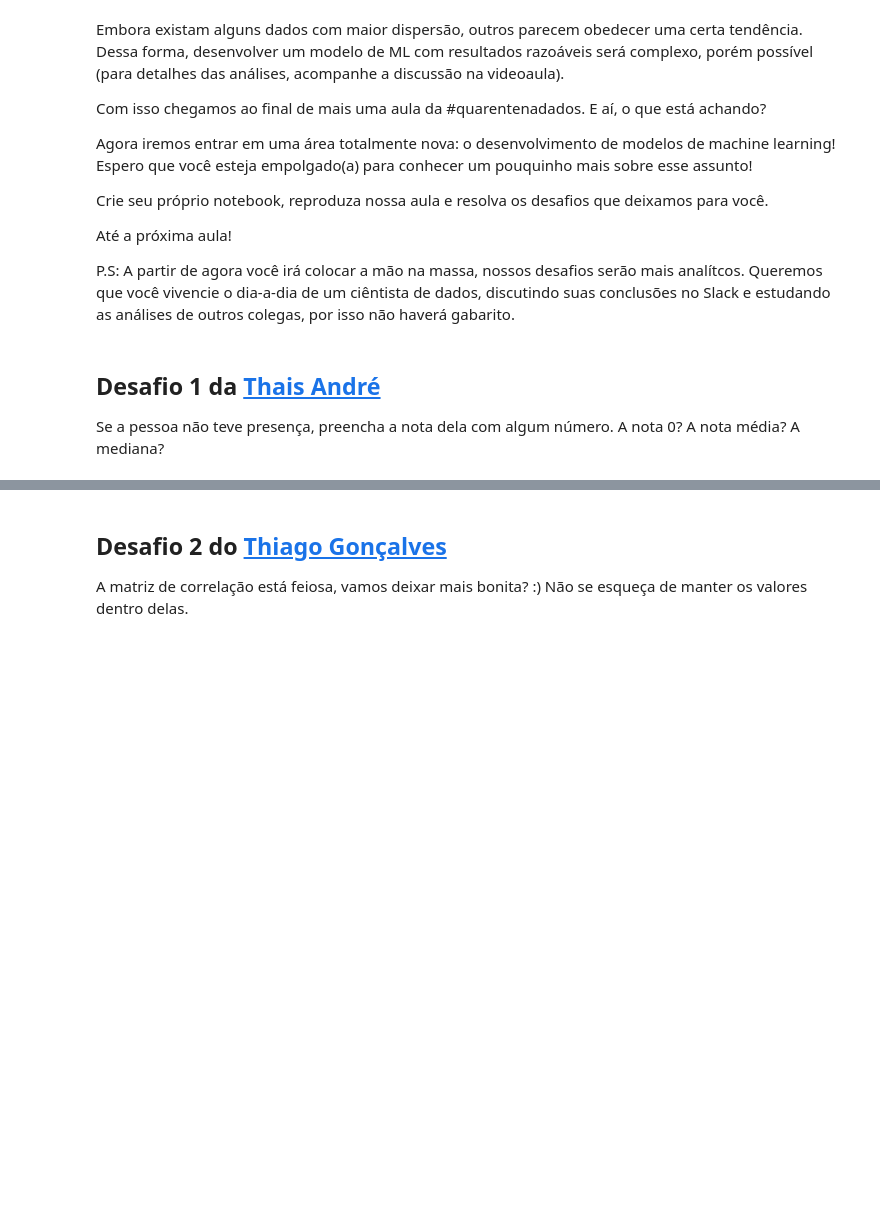
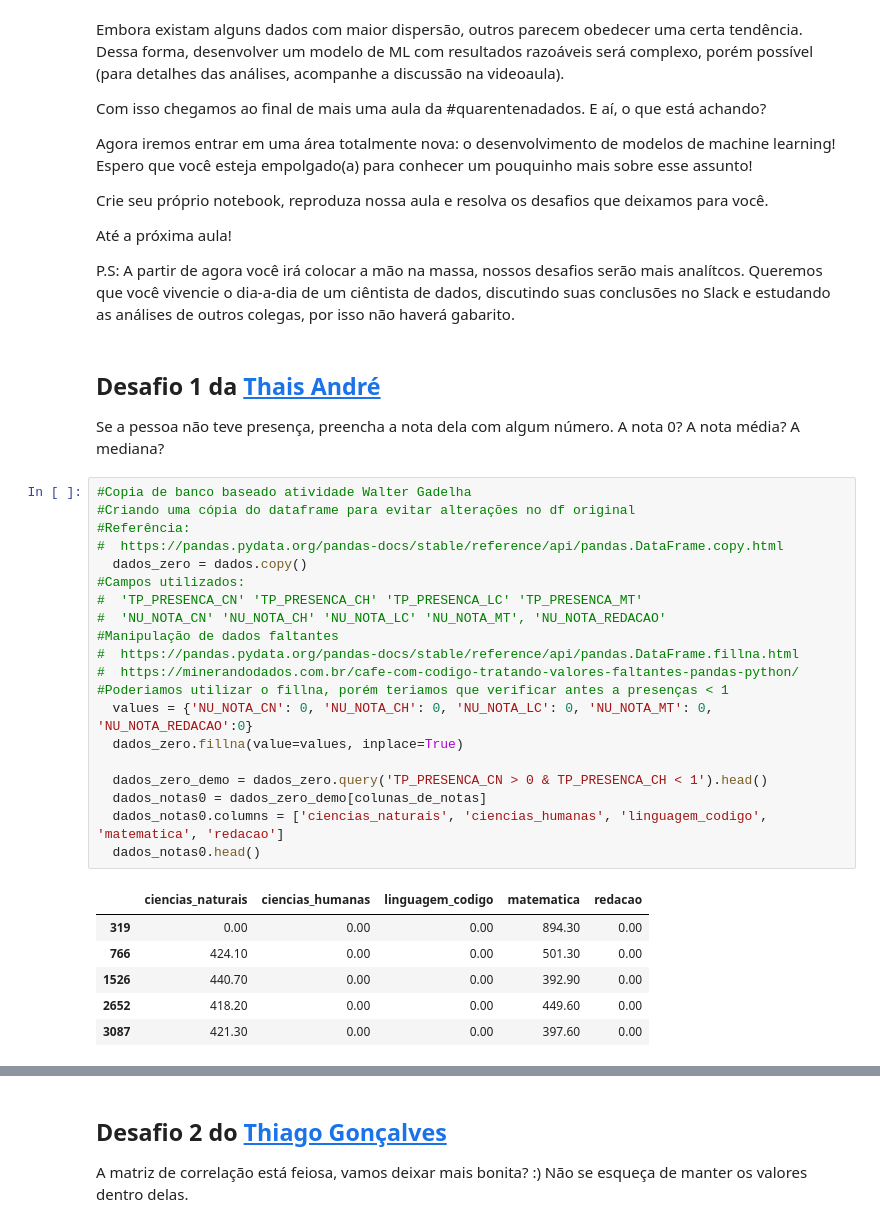
Before and after one commit to luislauriano/Alura_QuarentenaDados, a Jupyter notebook: QuarentenaDados_Aula04.ipynb, the cells around one changed output, grey strips where cells are left out. Cells and saved outputs as stored; diff of their text form; blank space fills up the shorter version.

```diff
--- a/QuarentenaDados_Aula04.ipynb
+++ b/QuarentenaDados_Aula04.ipynb
@@ -174,3 +174,30 @@ P.S: A partir de agora você irá colocar a mão na massa, nossos desafios serã
 ## Desafio 1 da [Thais André](https://twitter.com/thais_tandre)
 
 Se a pessoa não teve presença, preencha a nota dela com algum número. A nota 0? A nota média? A mediana?
+# %%
+#Copia de banco baseado atividade Walter Gadelha
+#Criando uma cópia do dataframe para evitar alterações no df original
+#Referência:
+#  https://pandas.pydata.org/pandas-docs/stable/reference/api/pandas.DataFrame.copy.html
+  dados_zero = dados.copy()
+#Campos utilizados:
+#  'TP_PRESENCA_CN' 'TP_PRESENCA_CH' 'TP_PRESENCA_LC' 'TP_PRESENCA_MT'
+#  'NU_NOTA_CN' 'NU_NOTA_CH' 'NU_NOTA_LC' 'NU_NOTA_MT', 'NU_NOTA_REDACAO'
+#Manipulação de dados faltantes
+#  https://pandas.pydata.org/pandas-docs/stable/reference/api/pandas.DataFrame.fillna.html
+#  https://minerandodados.com.br/cafe-com-codigo-tratando-valores-faltantes-pandas-python/
+#Poderiamos utilizar o fillna, porém teriamos que verificar antes a presenças < 1
+  values = {'NU_NOTA_CN': 0, 'NU_NOTA_CH': 0, 'NU_NOTA_LC': 0, 'NU_NOTA_MT': 0, 'NU_NOTA_REDACAO':0}
+  dados_zero.fillna(value=values, inplace=True)
+
+  dados_zero_demo = dados_zero.query('TP_PRESENCA_CN > 0 & TP_PRESENCA_CH < 1').head()
+  dados_notas0 = dados_zero_demo[colunas_de_notas]
+  dados_notas0.columns = ['ciencias_naturais', 'ciencias_humanas', 'linguagem_codigo', 'matematica', 'redacao']
+  dados_notas0.head()
+# %% [output]
+|  | ciencias_naturais | ciencias_humanas | linguagem_codigo | matematica | redacao |
+| 319 | 0.00 | 0.00 | 0.00 | 894.30 | 0.00 |
+| 766 | 424.10 | 0.00 | 0.00 | 501.30 | 0.00 |
+| 1526 | 440.70 | 0.00 | 0.00 | 392.90 | 0.00 |
+| 2652 | 418.20 | 0.00 | 0.00 | 449.60 | 0.00 |
+| 3087 | 421.30 | 0.00 | 0.00 | 397.60 | 0.00 |
```
Also changed, not shown: parts of 9 cells of this notebook.
